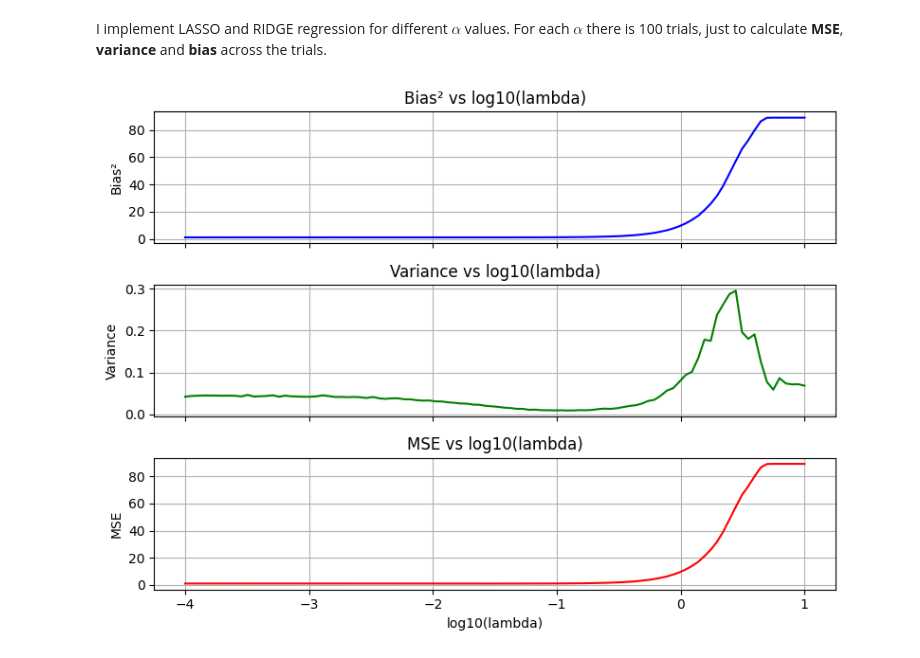
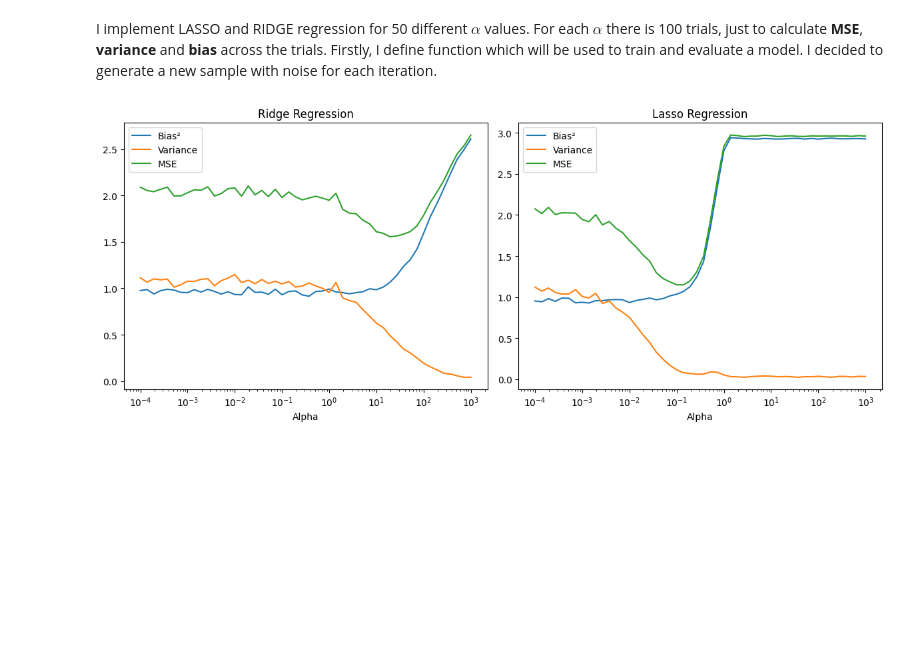
Before and after one commit to MichalBalcerak/ML24-25, a Jupyter notebook: Homework04.ipynb, the cells around one changed output. Cells and saved outputs as stored; diff of their text form; code cells hidden in the pictures; blank space fills up the shorter version.

```diff
--- a/Homework04.ipynb
+++ b/Homework04.ipynb
@@ -32,2 +34,2 @@ test_y = test_X @ beta
 # %% [markdown]
-I implement LASSO and RIDGE regression for different $\alpha$ values. For each $\alpha$ there is 100 trials, just to calculate **MSE**, **variance** and **bias** across the trials.
+I implement LASSO and RIDGE regression for 50 different $\alpha$ values. For each $\alpha$ there is 100 trials, just to calculate **MSE**, **variance** and **bias** across the trials. Firstly, I define function which will be used to train and evaluate a model. I decided to generate a new sample with noise for each iteration.
@@ -66,26 +35,0 @@ for L in lambdas:
-# %%
-fig, axs = plt.subplots(3, 1, figsize=(8, 6), sharex=True)
-
-# Bias² plot
-axs[0].plot(np.log10(lambdas), bias2_for_lambdas_list_LASSO, color='blue')
-axs[0].set_ylabel("Bias²")
-axs[0].set_title("Bias² vs log10(lambda)")
-axs[0].grid(True)
-
-# Variance plot
-axs[1].plot(np.log10(lambdas), var_for_lambdas_list_LASSO, color='green')
-axs[1].set_ylabel("Variance")
-axs[1].set_title("Variance vs log10(lambda)")
-axs[1].grid(True)
-
-# MSE plot
-axs[2].plot(np.log10(lambdas), mse_for_lambdas_list_LASSO, color='red')
-axs[2].set_ylabel("MSE")
-axs[2].set_xlabel("log10(lambda)")
-axs[2].set_title("MSE vs log10(lambda)")
-axs[2].grid(True)
-
-plt.tight_layout()
-plt.show()
-# %% [output]
-[figure, removed]
@@ -91,0 +68,30 @@ plt.show()
+# %%
+ridge_bias, ridge_var, ridge_mse = evaluate_model(Ridge)
+lasso_bias, lasso_var, lasso_mse = evaluate_model(Lasso)
+# %%
+plt.figure(figsize=(12, 5))
+
+# Ridge
+plt.subplot(1, 2, 1)
+plt.plot(alphas, ridge_bias, label="Bias²")
+plt.plot(alphas, ridge_var, label="Variance")
+plt.plot(alphas, ridge_mse, label="MSE")
+plt.xscale("log")
+plt.title("Ridge Regression")
+plt.xlabel("Alpha")
+plt.legend()
+
+# Lasso
+plt.subplot(1, 2, 2)
+plt.plot(alphas, lasso_bias, label="Bias²")
+plt.plot(alphas, lasso_var, label="Variance")
+plt.plot(alphas, lasso_mse, label="MSE")
+plt.xscale("log")
+plt.title("Lasso Regression")
+plt.xlabel("Alpha")
+plt.legend()
+
+plt.tight_layout()
+plt.show()
+# %% [output]
+[figure, added]
```
Also changed, not shown: parts of 5 cells of this notebook.
